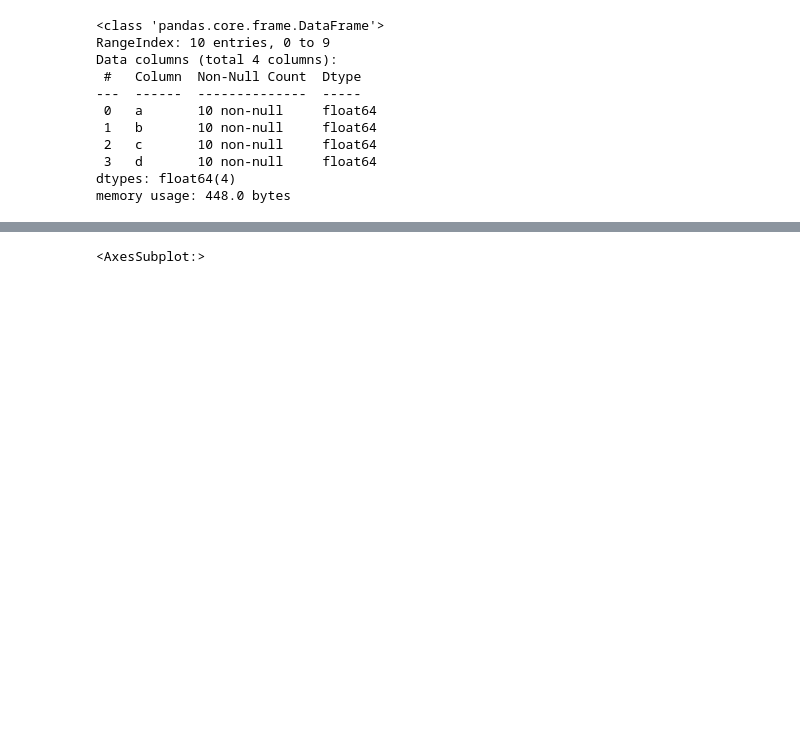
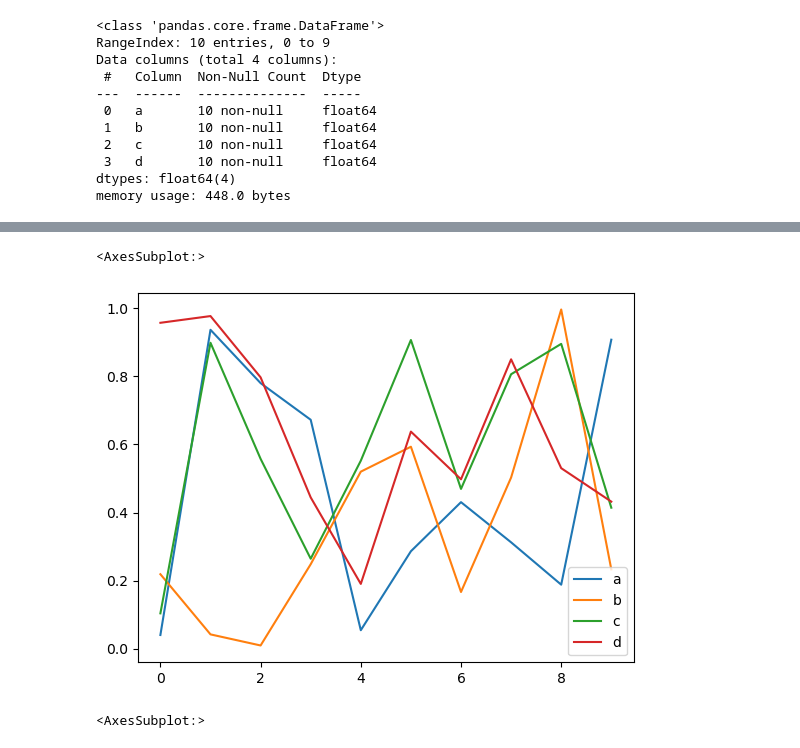
Before and after one commit to maximum-ml/datascience-trainings, a Jupyter notebook: pandas-training/08_pandas_visualization.ipynb, the cells around one changed output, grey strips where cells are left out. Drawn from its saved outputs; the diff is of its cells as text; code cells hidden in the pictures; blank space fills up the shorter version.

```diff
--- a/pandas-training/08_pandas_visualization.ipynb
+++ b/pandas-training/08_pandas_visualization.ipynb
@@ -88,3 +97,8 @@ df2.plot(kind='area')
+# %%
+df2.plot(kind='line')
+# %% [output]
+<AxesSubplot:>
+[figure, added]
 # %%
 df2.plot(kind='bar')
 # %% [output]
```
Also changed, not shown: parts of 2 cells of this notebook, 16 other files.
